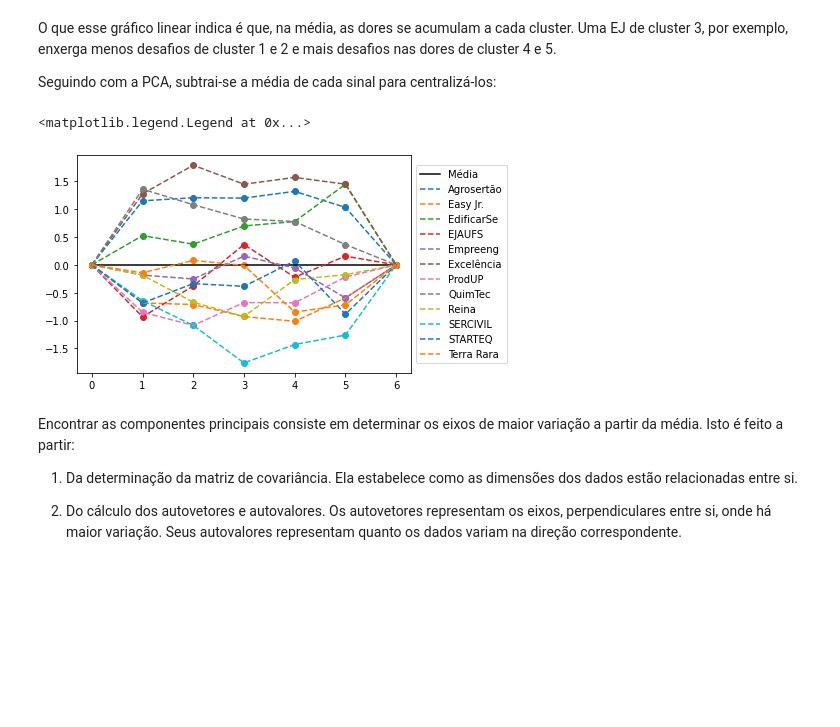
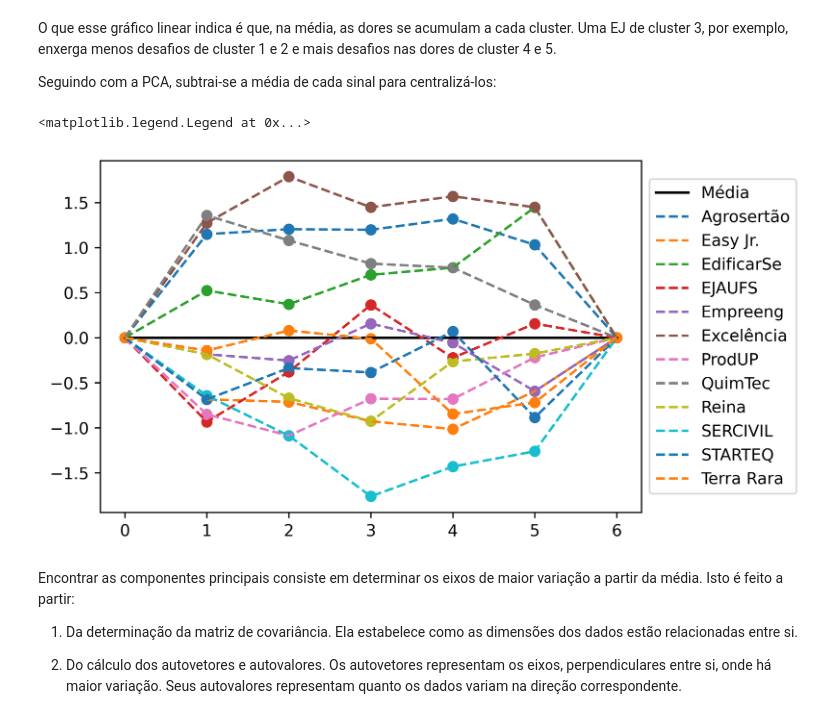
Before and after one commit to gustavomello9600/clusters, a Jupyter notebook: Dores das EJs.ipynb, the cells around one changed output. Saved outputs shown, nothing was run; the diff lists cells and outputs as text; code cells hidden in the pictures; blank space fills up the shorter version.

```diff
--- a/Dores das EJs.ipynb
+++ b/Dores das EJs.ipynb
@@ -364,6 +384,10 @@ Enxergando os sinais das 3 primeiras EJs:
 #Carrega as ferramentas de criação de gráficos
 %matplotlib inline
 from matplotlib import pyplot as plt
+
+#Aumenta a qualidade dos gráficos
+import matplotlib as mpl
+mpl.rcParams['figure.dpi'] = 600
 
 #Configura o eixo X do gráfico
 X =[0, 1, 2, 3, 4, 5, 6]
@@ -409,21 +433,24 @@ Seguindo com a PCA, subtrai-se a média de cada sinal para centralizá-los:
 # %%
 #Centraliza os sinais em relação à média
 sinais_centrados = [EJ - EJ_média for EJ in sinais_das_EJs]
 
 #Põe a média no gráfico em preto com traço cheio
 plt.plot(X, [0] * 7, "black")
 
 #Põe os sinais centrados no gráfico com traço vazado
 for EJ in sinais_centrados:
     EJ = EJ.para_a_base("C")
     plt.plot(X, EJ.pontos, "--")
     plt.scatter(X, EJ.pontos)
 
 #Adiciona a legenda
-plt.legend(["Média"] + [sinal_de_EJ.name for sinal_de_EJ in sinais_das_EJs], loc="center left", bbox_to_anchor=(1, 0.5))
+plt.legend(["Média"]
+           + [sinal_de_EJ.name for sinal_de_EJ in sinais_das_EJs],
+           loc="center left",
+           bbox_to_anchor=(1, 0.5))
 # %% [output]
 <matplotlib.legend.Legend at 0x...>
-[figure, old version]
+[figure, new version]
 # %% [markdown]
 Encontrar as componentes principais consiste em determinar os eixos de maior variação a partir da média. Isto é feito a partir:
 
```
Also changed, not shown: parts of 27 cells of this notebook, 16 other files.
